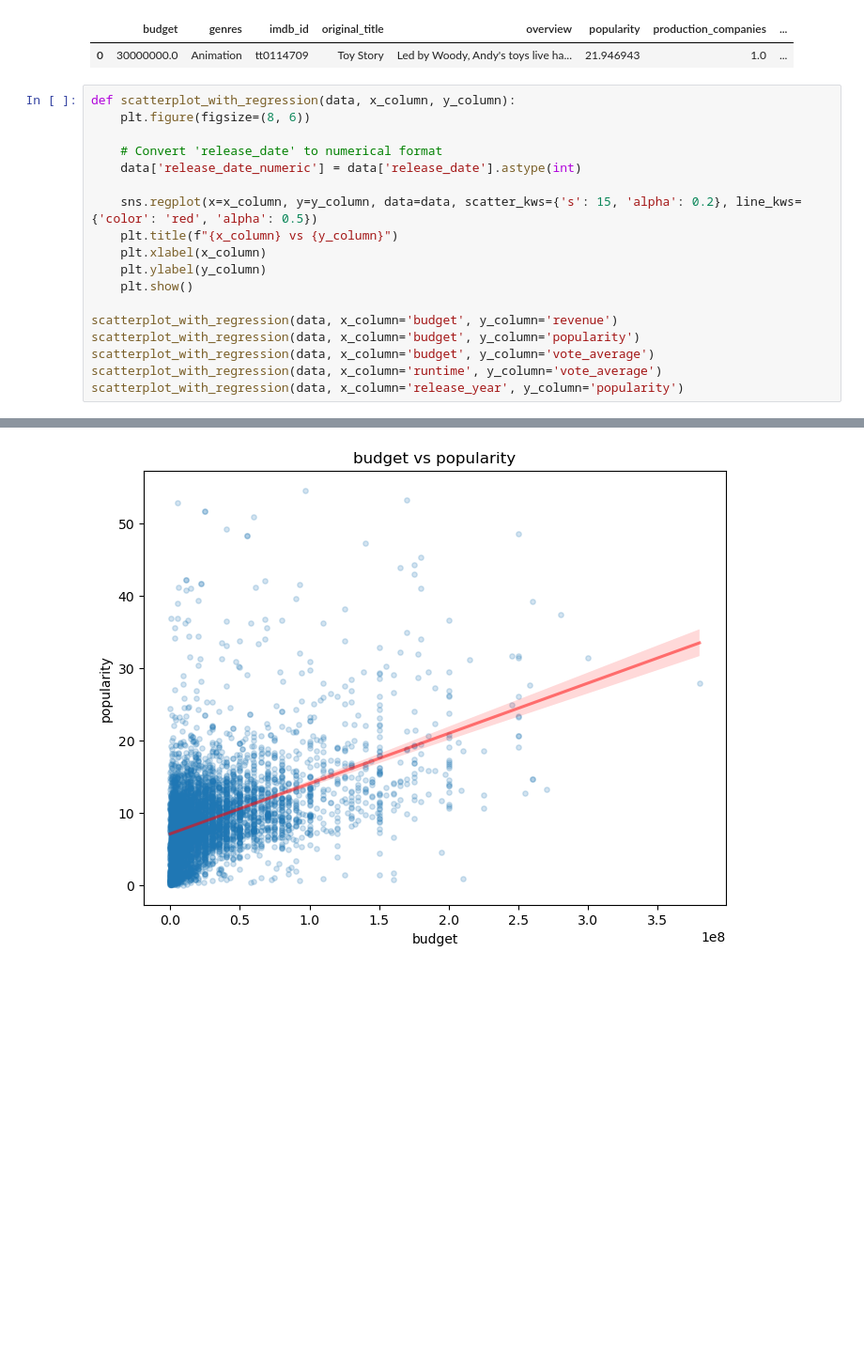
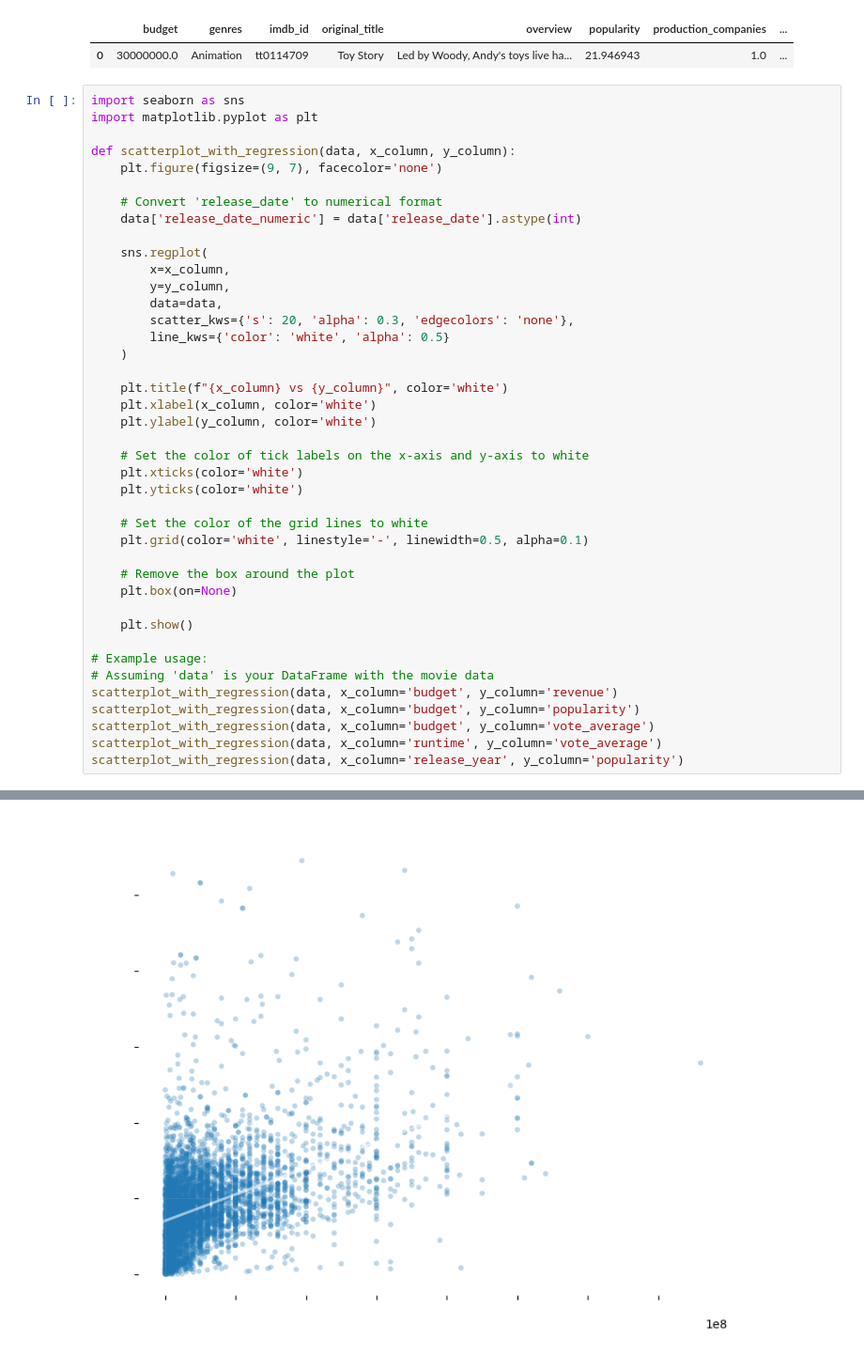
Before and after one commit to papekoja/72.75-ML, a Jupyter notebook: TP4/trabajo_a.ipynb, the cells around one changed output, grey strips where cells are left out. Shown at 94% size. Cells and saved outputs as stored; diff of their text form; blank space fills up the shorter version.

```diff
--- a/TP4/trabajo_a.ipynb
+++ b/TP4/trabajo_a.ipynb
@@ -125,18 +143,41 @@ data.head(1)
 |  | budget | genres | imdb_id | original_title | overview | popularity | production_companies | ... |
 | 0 | 30000000.0 | Animation | tt0114709 | Toy Story | Led by Woody, Andy's toys live ha... | 21.946943 | 1.0 | ... |
 # %%
+import seaborn as sns
+import matplotlib.pyplot as plt
+
 def scatterplot_with_regression(data, x_column, y_column):
-    plt.figure(figsize=(8, 6))
+    plt.figure(figsize=(9, 7), facecolor='none')
 
     # Convert 'release_date' to numerical format
     data['release_date_numeric'] = data['release_date'].astype(int)
 
-    sns.regplot(x=x_column, y=y_column, data=data, scatter_kws={'s': 15, 'alpha': 0.2}, line_kws={'color': 'red', 'alpha': 0.5})
-    plt.title(f"{x_column} vs {y_column}")
-    plt.xlabel(x_column)
-    plt.ylabel(y_column)
+    sns.regplot(
+        x=x_column,
+        y=y_column,
+        data=data,
+        scatter_kws={'s': 20, 'alpha': 0.3, 'edgecolors': 'none'},
+        line_kws={'color': 'white', 'alpha': 0.5}
+    )
+
+    plt.title(f"{x_column} vs {y_column}", color='white')
+    plt.xlabel(x_column, color='white')
+    plt.ylabel(y_column, color='white')
+
+    # Set the color of tick labels on the x-axis and y-axis to white
+    plt.xticks(color='white')
+    plt.yticks(color='white')
+
+    # Set the color of the grid lines to white
+    plt.grid(color='white', linestyle='-', linewidth=0.5, alpha=0.1)
+
+    # Remove the box around the plot
+    plt.box(on=None)
+
     plt.show()
 
+# Example usage:
+# Assuming 'data' is your DataFrame with the movie data
 scatterplot_with_regression(data, x_column='budget', y_column='revenue')
 scatterplot_with_regression(data, x_column='budget', y_column='popularity')
 scatterplot_with_regression(data, x_column='budget', y_column='vote_average')
@@ -147 +188 @@ scatterplot_with_regression(data, x_column='release_year', y_column='popularity'
-[figure, old version]
+[figure, new version]
```
Also changed, not shown: parts of 5 cells of this notebook, 4 other files.
